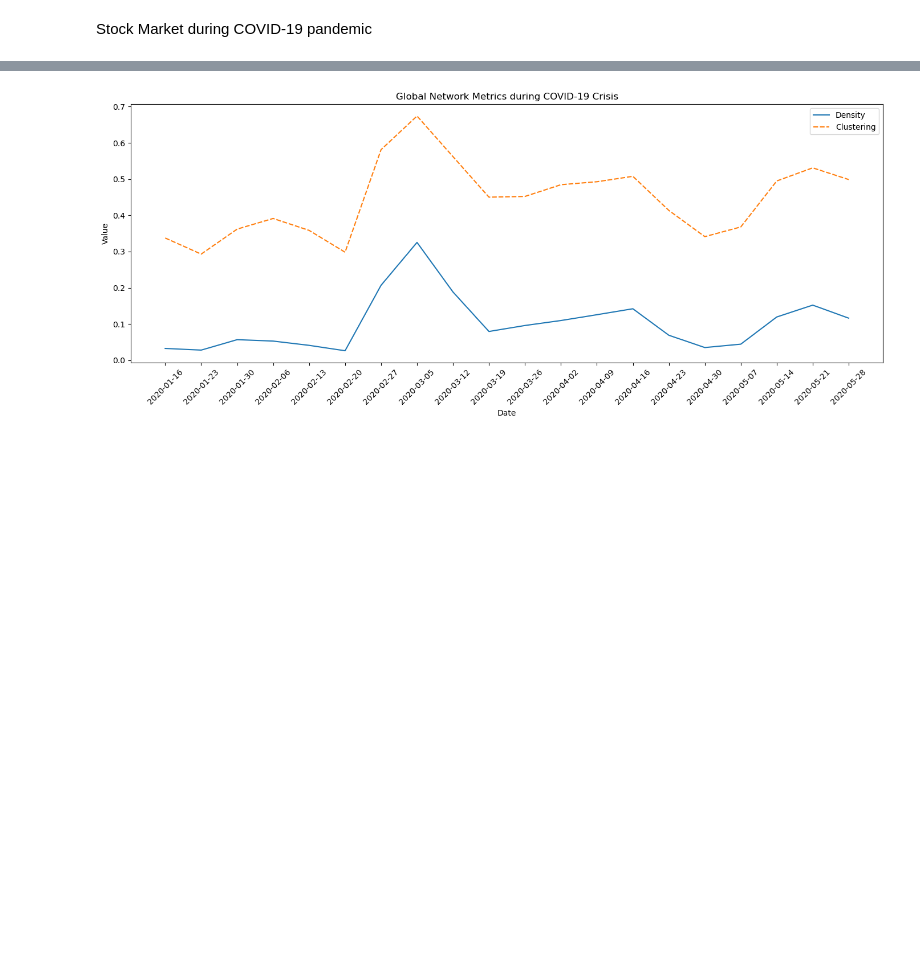
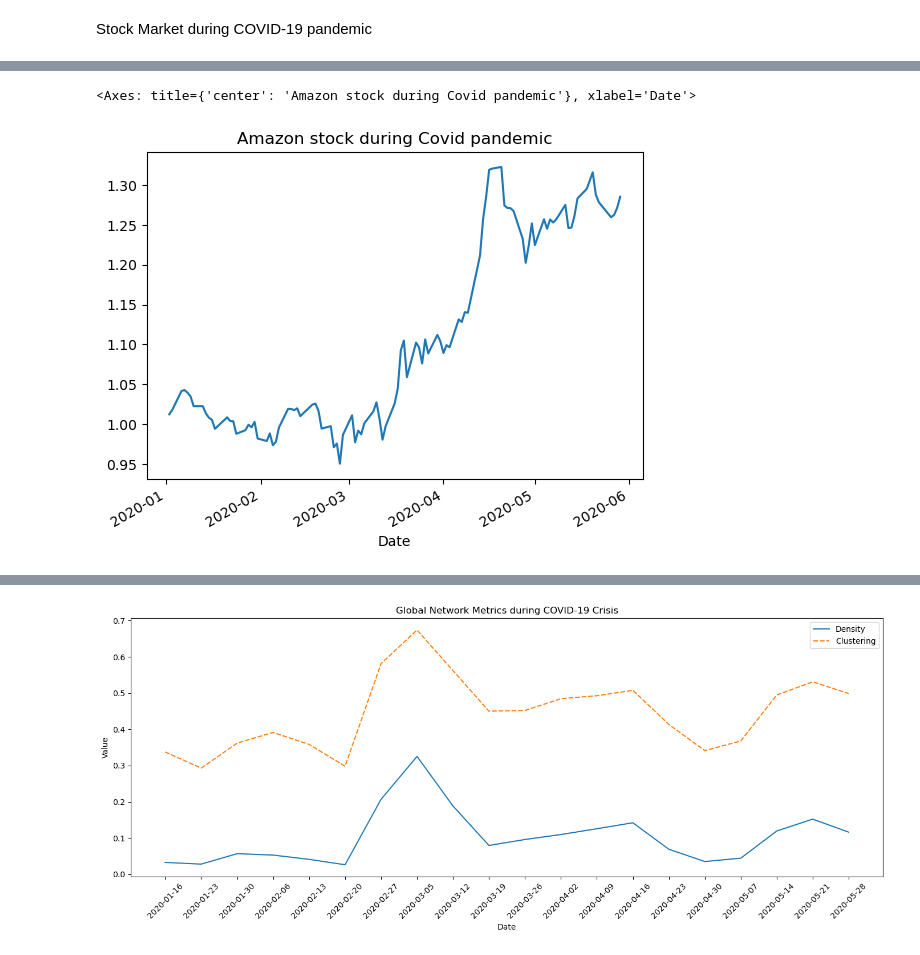
Before and after one commit to HSellis/INA-Project, a Jupyter notebook: centrality_measures.ipynb, the cells around one changed output, grey strips where cells are left out. Drawn from its saved outputs; the diff is of its cells as text; code cells hidden in the pictures; blank space fills up the shorter version.

Commit message:
AMZN, PFE, UAL study

```diff
--- a/centrality_measures.ipynb
+++ b/centrality_measures.ipynb
@@ -132,0 +110,5 @@ YF.download() has changed argument auto_adjust default to True
+# %%
+(df_covid['AMZN']).cumprod().plot(title="Amazon stock during Covid pandemic")
+# %% [output]
+<Axes: title={'center': 'Amazon stock during Covid pandemic'}, xlabel='Date'>
+[figure, added]
```
Also changed, not shown: parts of 15 cells of this notebook, 1 other file.
